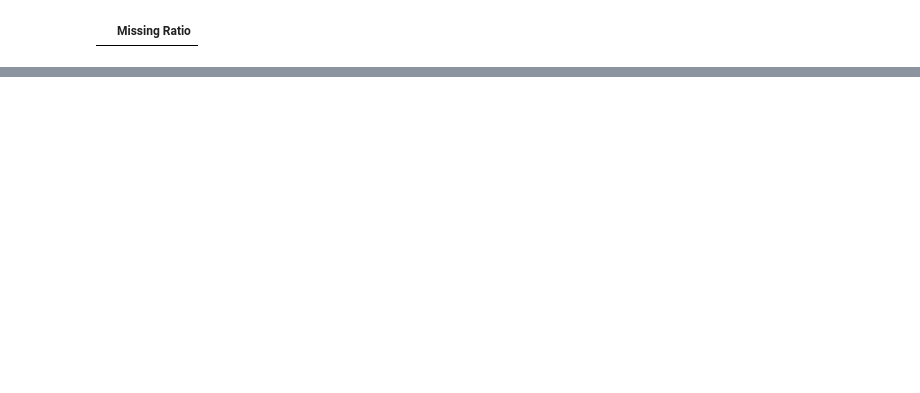
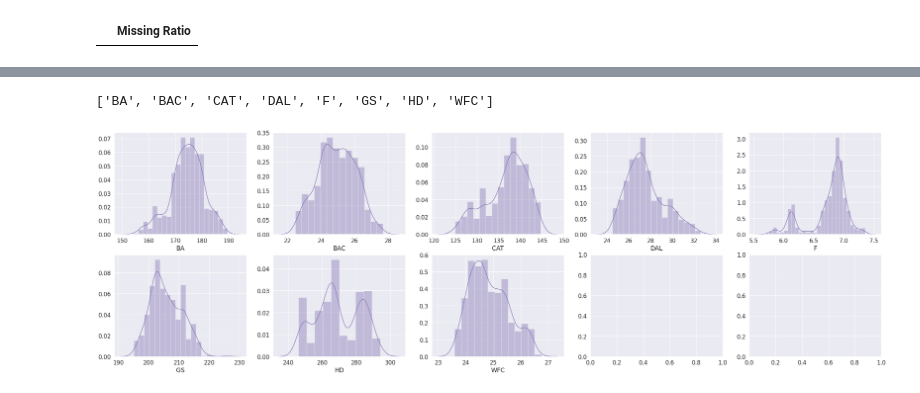
Before and after one commit to UrukHan/NeuroNetStockQuotes, a Jupyter notebook: DownloadApiData.ipynb, the cells around one changed output, grey strips where cells are left out. Saved outputs shown, nothing was run; the diff lists cells and outputs as text; code cells hidden in the pictures; blank space fills up the shorter version.

```diff
--- a/DownloadApiData.ipynb
+++ b/DownloadApiData.ipynb
@@ -192,0 +223,4 @@ missing_data.iloc[0:10]
+# %%
+# Удаление лишних данных
+allData = allData.drop(['CPE'], axis=1)
+allData
@@ -192,0 +241,21 @@ missing_data.iloc[0:10]
+# %%
+qualitative.remove('CPE')
+qualitative
+# %% [output]
+['BA', 'BAC', 'CAT', 'DAL', 'F', 'GS', 'HD', 'WFC']
+# %%
+# Построение логнормального и нормального распределений. нормализация данных
+
+# Вывод гистограмм
+fig, ax = plt.subplots(round(len(qualitative)/5), 5, figsize = (40, 12))
+for var, subplot in zip(qualitative, ax.flatten()):
+    sns.set(font_scale = 1.5)
+    try:
+        sns.distplot(allData[var], color="m", ax = subplot)
+    except RuntimeError as re:
+        if str(re).startswith("Selected KDE bandwidth is 0. Cannot estimate density."):
+            sns.distplot(allData, kde_kws={'bw': 0.1})
+        else:
+            raise re
+# %% [output]
+[figure, added]
```
Also changed, not shown: parts of 12 cells of this notebook.
